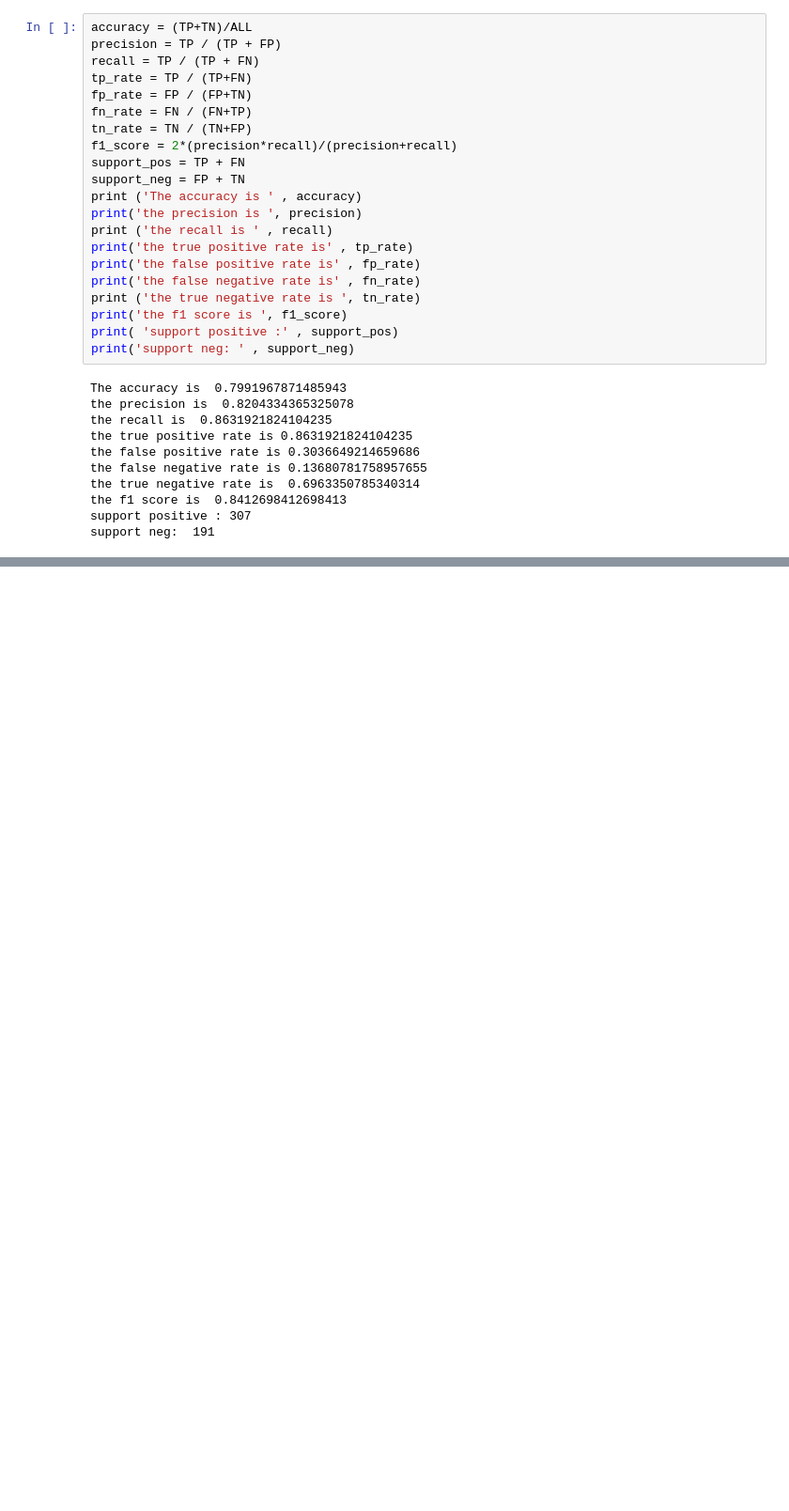
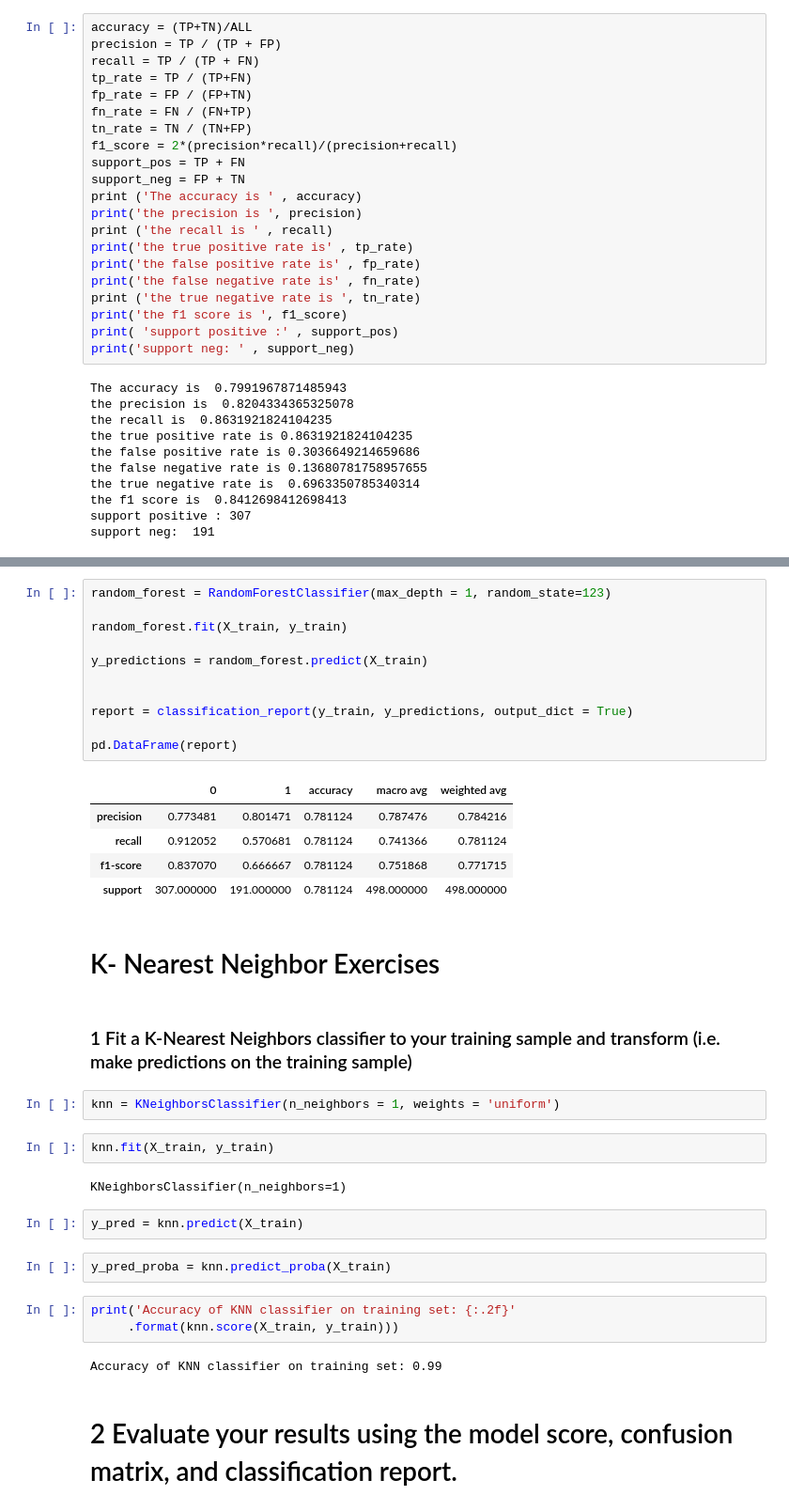
Before and after one commit to codyclonts/classification_exercises, a Jupyter notebook: model.ipynb, the cells around one changed output, grey strips where cells are left out. Shown: that part at 94% size. Drawn from its saved outputs; the diff is of its cells as text; blank space fills up the shorter version.

Commit message:
updated model exercises

```diff
--- a/model.ipynb
+++ b/model.ipynb
@@ -274,0 +293,38 @@ df
+# %%
+random_forest = RandomForestClassifier(max_depth = 1, random_state=123)
+
+random_forest.fit(X_train, y_train)
+
+y_predictions = random_forest.predict(X_train)
+
+
+report = classification_report(y_train, y_predictions, output_dict = True)
+
+pd.DataFrame(report)
+# %% [output]
+|  | 0 | 1 | accuracy | macro avg | weighted avg |
+| precision | 0.773481 | 0.801471 | 0.781124 | 0.787476 | 0.784216 |
+| recall | 0.912052 | 0.570681 | 0.781124 | 0.741366 | 0.781124 |
+| f1-score | 0.837070 | 0.666667 | 0.781124 | 0.751868 | 0.771715 |
+| support | 307.000000 | 191.000000 | 0.781124 | 498.000000 | 498.000000 |
+# %% [markdown]
+# K- Nearest Neighbor Exercises
+# %% [markdown]
+### 1 Fit a K-Nearest Neighbors classifier to your training sample and transform (i.e. make predictions on the training sample)
+# %%
+knn = KNeighborsClassifier(n_neighbors = 1, weights = 'uniform')
+# %%
+knn.fit(X_train, y_train)
+# %% [output]
+KNeighborsClassifier(n_neighbors=1)
+# %%
+y_pred = knn.predict(X_train)
+# %%
+y_pred_proba = knn.predict_proba(X_train)
+# %%
+print('Accuracy of KNN classifier on training set: {:.2f}'
+     .format(knn.score(X_train, y_train)))
+# %% [output]
+Accuracy of KNN classifier on training set: 0.99
+# %% [markdown]
+# 2 Evaluate your results using the model score, confusion matrix, and classification report.
```
Also changed, not shown: parts of 53 cells of this notebook.
